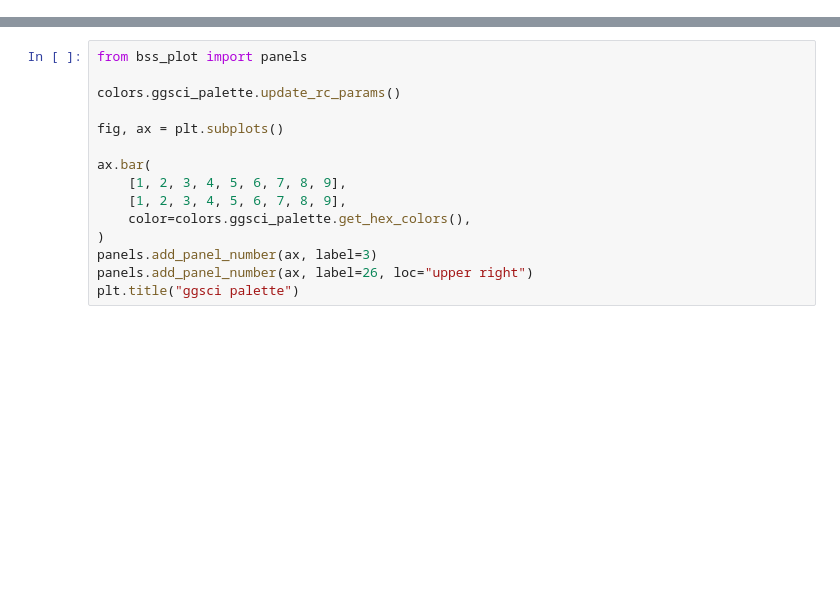
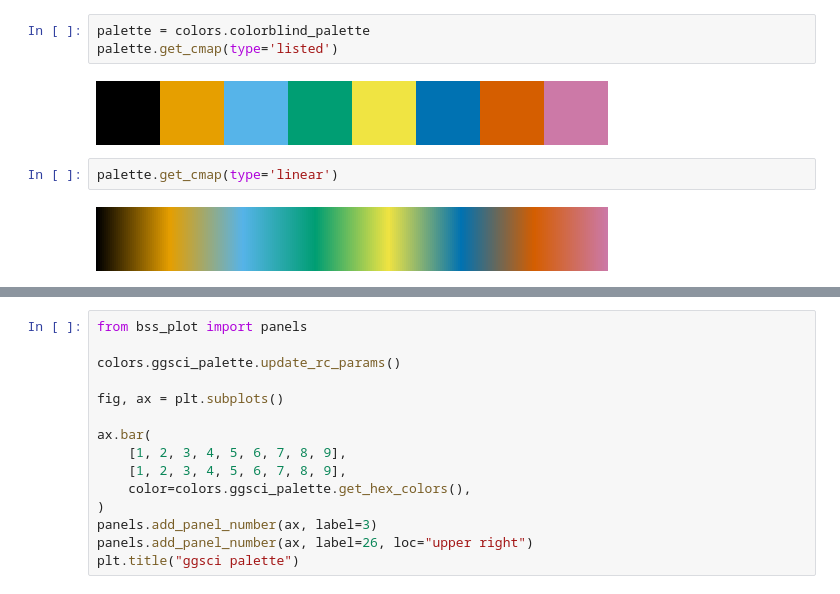
Before and after one commit to leon-k-martin/bss-plot, a Jupyter notebook: docs/intro.ipynb, the cells around one changed output, grey strips where cells are left out. Cells and saved outputs as stored; diff of their text form; blank space fills up the shorter version.

```diff
--- a/docs/intro.ipynb
+++ b/docs/intro.ipynb
@@ -25 +34,10 @@ plt.show()
+# %%
+palette = colors.colorblind_palette
+palette.get_cmap(type='listed')
+# %% [output]
+[figure, added]
+# %%
+palette.get_cmap(type='linear')
+# %% [output]
+[figure, added]
 # %%
```
Also changed, not shown: parts of 7 cells of this notebook, 7 other files.
